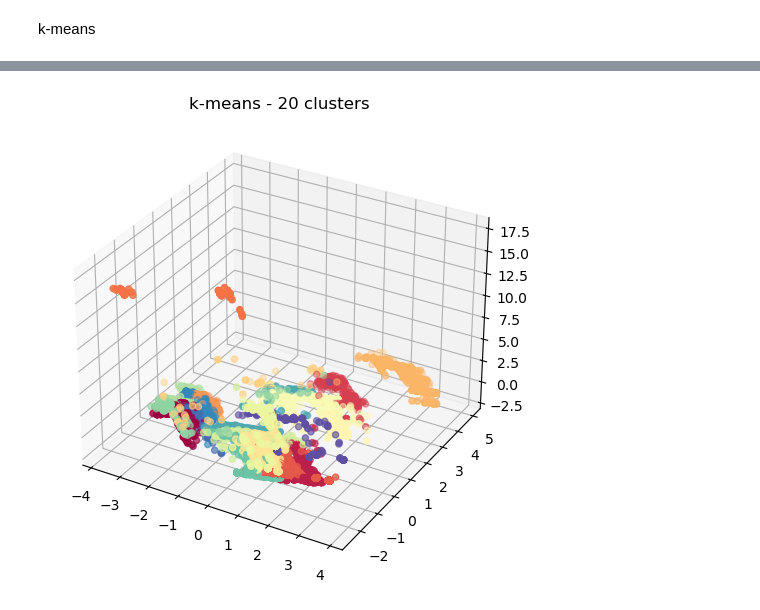
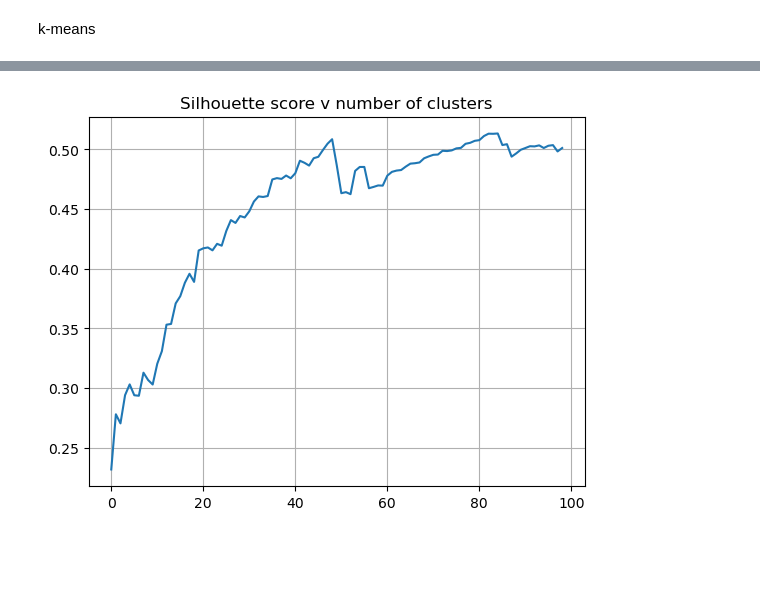
Before and after one commit to BenjaminDeporte/Cyber, a Jupyter notebook: code/unsupervised_learning.ipynb, the cells around one changed output, grey strips where cells are left out. Cells and saved outputs as stored; diff of their text form; code cells hidden in the pictures; blank space fills up the shorter version.

Commit message:
dbscan et visu3d

```diff
--- a/code/unsupervised_learning.ipynb
+++ b/code/unsupervised_learning.ipynb
@@ -216,0 +220,21 @@ k-means
+# %%
+# finding a good number of clusters
+
+MAX_CLUSTERS = 100
+range_clusters = range(2, MAX_CLUSTERS+1)
+
+silhouette = np.zeros(shape=(MAX_CLUSTERS-1))
+
+for n_clusters in range_clusters:
+    kmeans = KMeans(
+        n_clusters=n_clusters,
+        random_state=0,
+        init='k-means++', # educated attempt to have a good initialization
+        n_init=1  # because k-means++
+        )
+    labels = kmeans.fit_predict(X_norm)
+    silhouette[n_clusters-2] = silhouette_score(X_norm, labels)
+    print(f'Silhouette score for {n_clusters} clusters = {silhouette[n_clusters-2]}')
+
+n_cluster_opt = np.argmax(silhouette) + 2
+print(f'Nb clusters retenu = {n_cluster_opt}')
@@ -217 +259,10 @@ k-means
+# %%
+fig, ax = plt.subplots()
+
+ax.plot(silhouette)
+ax.grid(True)
+ax.set_title('Silhouette score v number of clusters')
+plt.show()
+# %% [output]
+[figure, added]
 # %%
@@ -236,17 +275,33 @@ X_embedding = pca.fit_transform(X_norm)
 # %%
-fig = plt.figure(figsize=(6,6))
-ax = plt.axes(projection='3d')
+def visu3d(X_norm=X_norm, model=None, labels=None, titre='Visu 3d'):
+    """Utility function to plot the 3d PCA projection of the trained model with clusters labels
 
-xs = X_embedding[:,0]
-ys = X_embedding[:,1]
-zs = X_embedding[:,2]
+    Args:
+        X_norm (_type_, optional): _description_. Defaults to X_norm.
+        model (_type_, optional): _description_. Defaults to None.
+        labels (_type_, optional): _description_. Defaults to None.
+    """
 
-colors = [plt.cm.Spectral(each) for each in np.linspace(0, 1, len(unique_labels))]
-c = [ colors[labels[i]] if labels[i] >= 0 else [0,0,0,1] for i in range(len(labels)) ]
+    unique_labels = np.unique(labels)
 
-ax.scatter3D(xs, ys, zs, color=c)
-ax.set_title(f'k-means - {N_CLUSTERS} clusters')
+    pca = PCA(n_components = 3)
+    X_embedding = pca.fit_transform(X_norm)
 
-plt.show()
+    fig = plt.figure(figsize=(6,6))
+    ax = plt.axes(projection='3d')
+
+    xs = X_embedding[:,0]
+    ys = X_embedding[:,1]
+    zs = X_embedding[:,2]
+
+    colors = [plt.cm.Spectral(each) for each in np.linspace(0, 1, len(unique_labels))]
+    c = [ colors[labels[i]] if labels[i] >= 0 else [0,0,0,1] for i in range(len(labels)) ]
+
+    ax.scatter3D(xs, ys, zs, color=c)
+    n_clusters = len(set(unique_labels)) - (1 if -1 in labels else 0)
+    titre = titre + f' {n_clusters} clusters'
+    ax.set_title(titre)
+
+    plt.show()
+
+    return fig, ax
-# %% [output]
-[figure, removed]
```
Also changed, not shown: parts of 10 cells of this notebook, 2 other files.
